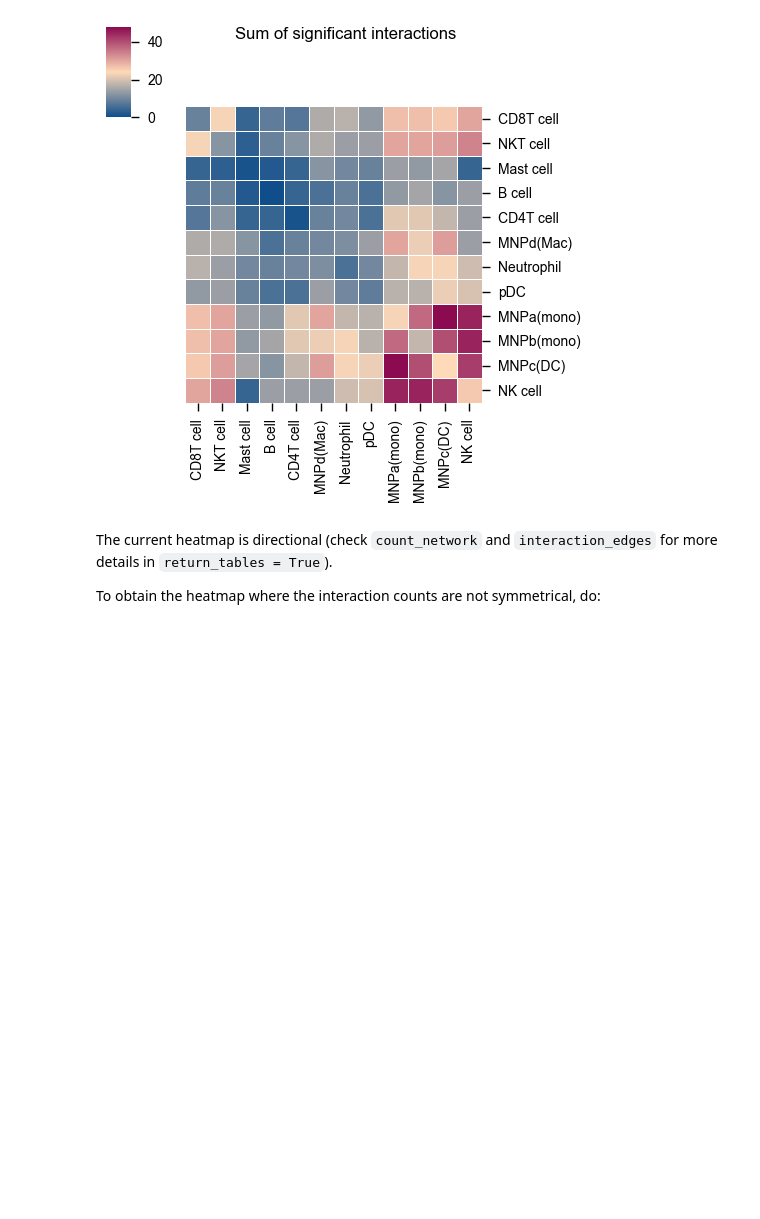
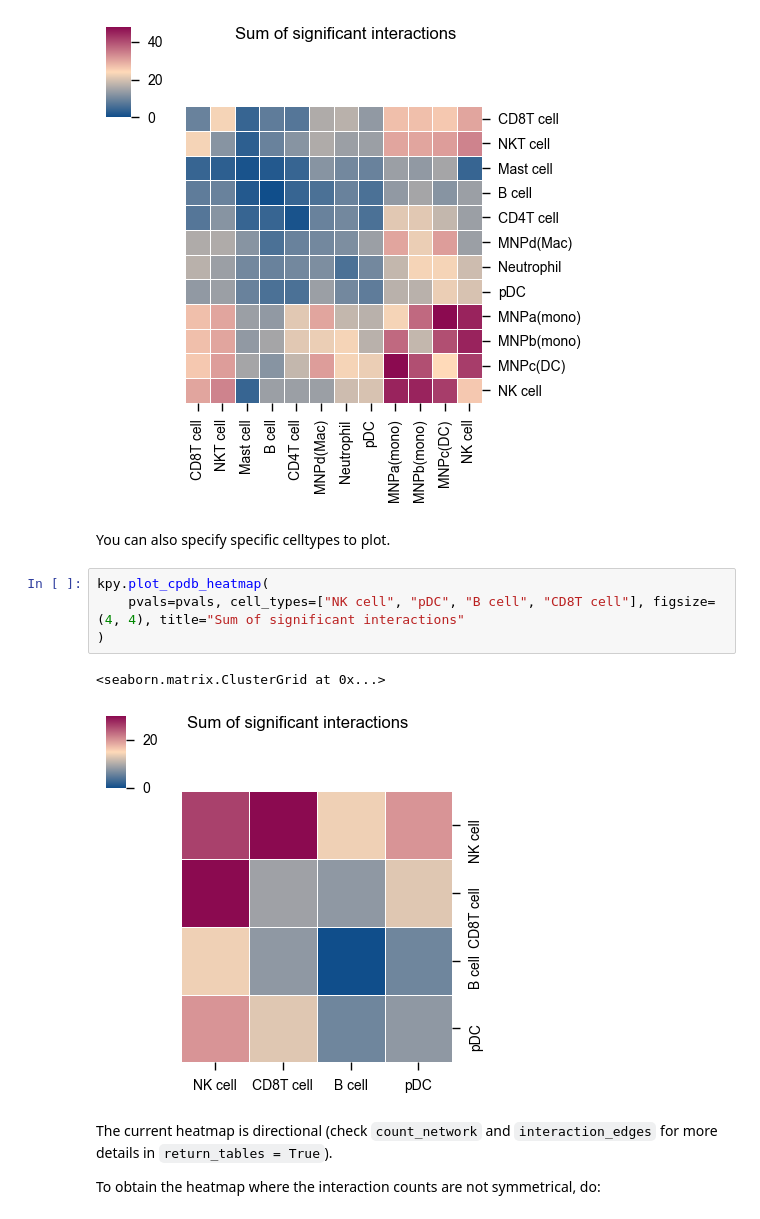
Before and after one commit to zktuong/ktplotspy, a Jupyter notebook: docs/notebooks/tutorial.ipynb, the cells around one changed output. Drawn from its saved outputs; the diff is of its cells as text; blank space fills up the shorter version.

Commit message:
Add celltypes option to heatmap (#58)
* add option to specify cell types in heatmap

* Update test_plot_cpdb_heatmap.py

* Update plot_cpdb_heatmap.py

* Update pyproject.toml

* Update tutorial.ipynb

```diff
--- a/docs/notebooks/tutorial.ipynb
+++ b/docs/notebooks/tutorial.ipynb
@@ -34,6 +34,15 @@ kpy.plot_cpdb_heatmap(pvals=pvals, figsize=(5, 5), title="Sum of significant int
 # %% [output]
 <seaborn.matrix.ClusterGrid at 0x...>
 [figure]
+# %% [markdown]
+You can also specify specific celltypes to plot.
+# %%
+kpy.plot_cpdb_heatmap(
+    pvals=pvals, cell_types=["NK cell", "pDC", "B cell", "CD8T cell"], figsize=(4, 4), title="Sum of significant interactions"
+)
+# %% [output]
+<seaborn.matrix.ClusterGrid at 0x...>
+[figure, added]
 # %% [markdown]
 The current heatmap is directional (check `count_network` and `interaction_edges` for more details in `return_tables = True`).
 
```
Also changed, not shown: parts of 4 cells of this notebook, 3 other files.
